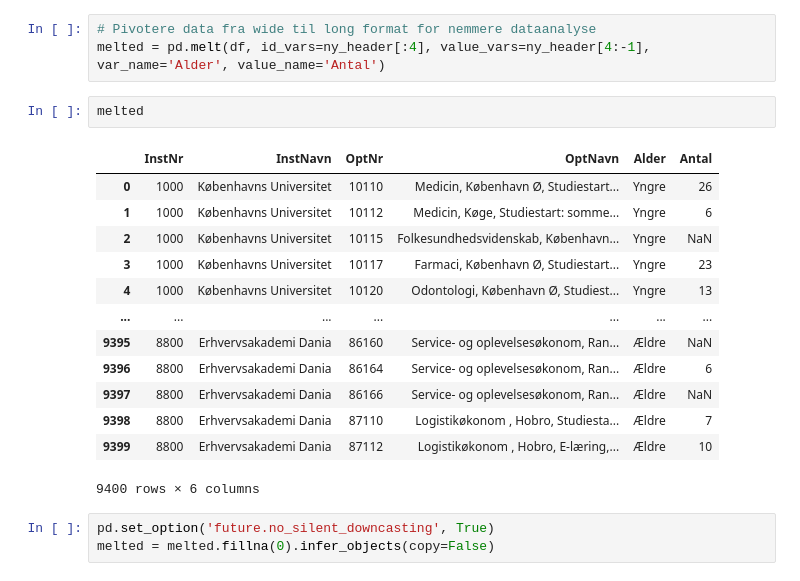
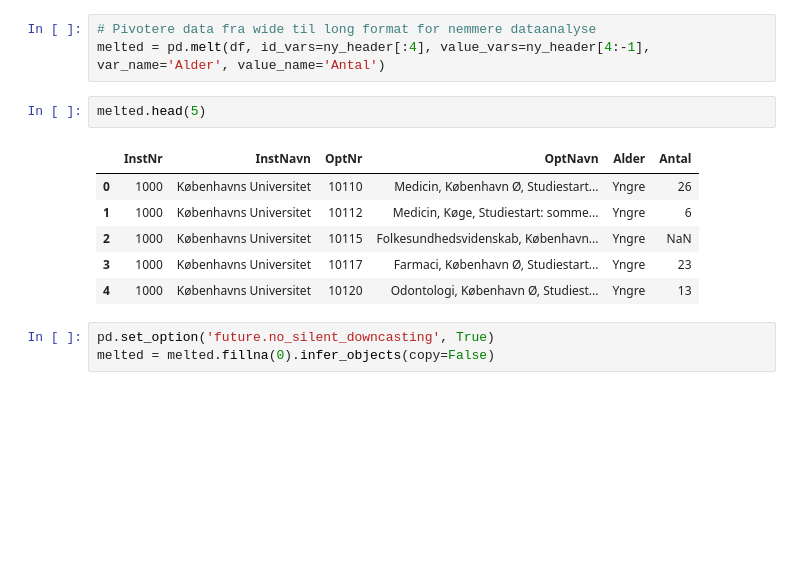
Before and after one commit to JonSkogland/lokopu.github.io, a Jupyter notebook: posts/Day 22 - Alder for optagne.ipynb, the cells around one changed output. Drawn from its saved outputs; the diff is of its cells as text; blank space fills up the shorter version.

```diff
--- a/posts/Day 22 - Alder for optagne.ipynb
+++ b/posts/Day 22 - Alder for optagne.ipynb
@@ -61,21 +47,14 @@ df
 # Pivotere data fra wide til long format for nemmere dataanalyse
 melted = pd.melt(df, id_vars=ny_header[:4], value_vars=ny_header[4:-1], var_name='Alder', value_name='Antal')
 # %%
-melted
+melted.head(5)
 # %% [output]
 |  | InstNr | InstNavn | OptNr | OptNavn | Alder | Antal |
 | 0 | 1000 | Københavns Universitet | 10110 | Medicin, København Ø, Studiestart... | Yngre | 26 |
 | 1 | 1000 | Københavns Universitet | 10112 | Medicin, Køge, Studiestart: somme... | Yngre | 6 |
 | 2 | 1000 | Københavns Universitet | 10115 | Folkesundhedsvidenskab, København... | Yngre | NaN |
 | 3 | 1000 | Københavns Universitet | 10117 | Farmaci, København Ø, Studiestart... | Yngre | 23 |
 | 4 | 1000 | Københavns Universitet | 10120 | Odontologi, København Ø, Studiest... | Yngre | 13 |
-| ... | ... | ... | ... | ... | ... | ... |
-| 9395 | 8800 | Erhvervsakademi Dania | 86160 | Service- og oplevelsesøkonom, Ran... | Ældre | NaN |
-| 9396 | 8800 | Erhvervsakademi Dania | 86164 | Service- og oplevelsesøkonom, Ran... | Ældre | 6 |
-| 9397 | 8800 | Erhvervsakademi Dania | 86166 | Service- og oplevelsesøkonom, Ran... | Ældre | NaN |
-| 9398 | 8800 | Erhvervsakademi Dania | 87110 | Logistikøkonom , Hobro, Studiesta... | Ældre | 7 |
-| 9399 | 8800 | Erhvervsakademi Dania | 87112 | Logistikøkonom , Hobro, E-læring,... | Ældre | 10 |
-9400 rows × 6 columns
 # %%
 pd.set_option('future.no_silent_downcasting', True)
 melted = melted.fillna(0).infer_objects(copy=False)
```
Also changed, not shown: parts of 4 cells of this notebook, 3 other files.
